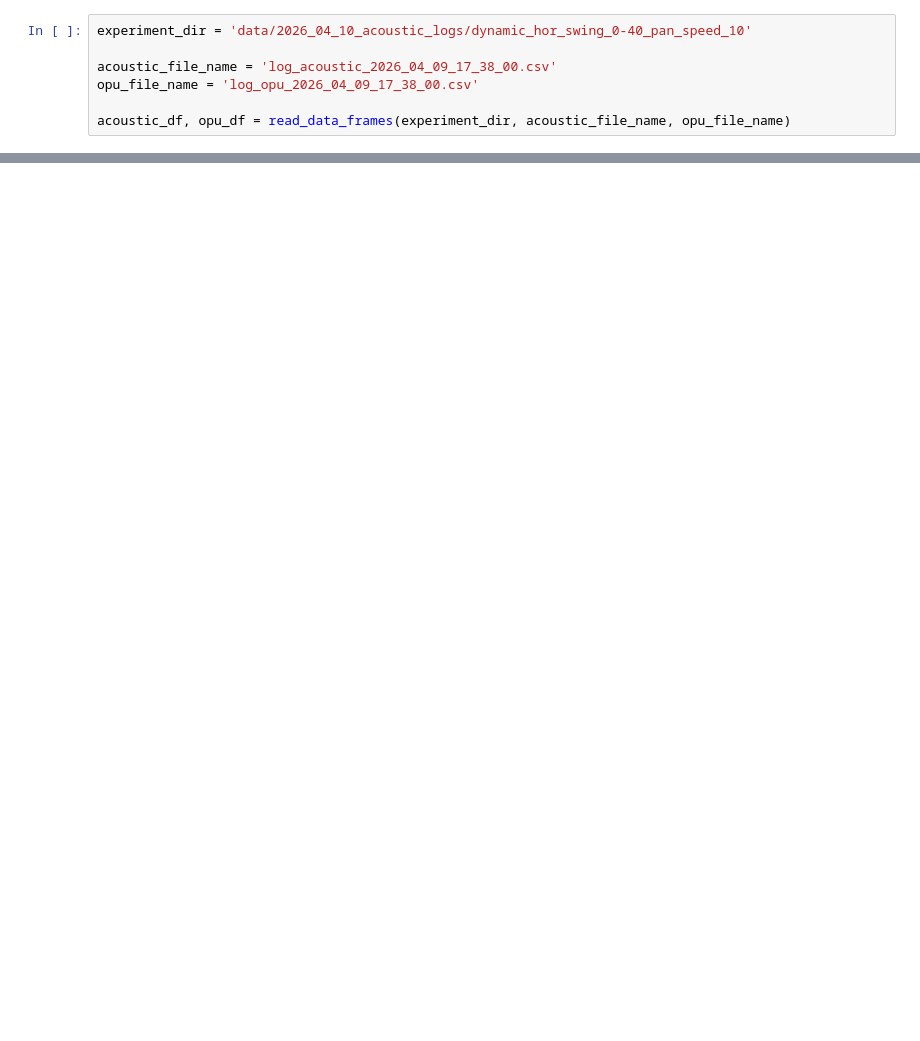
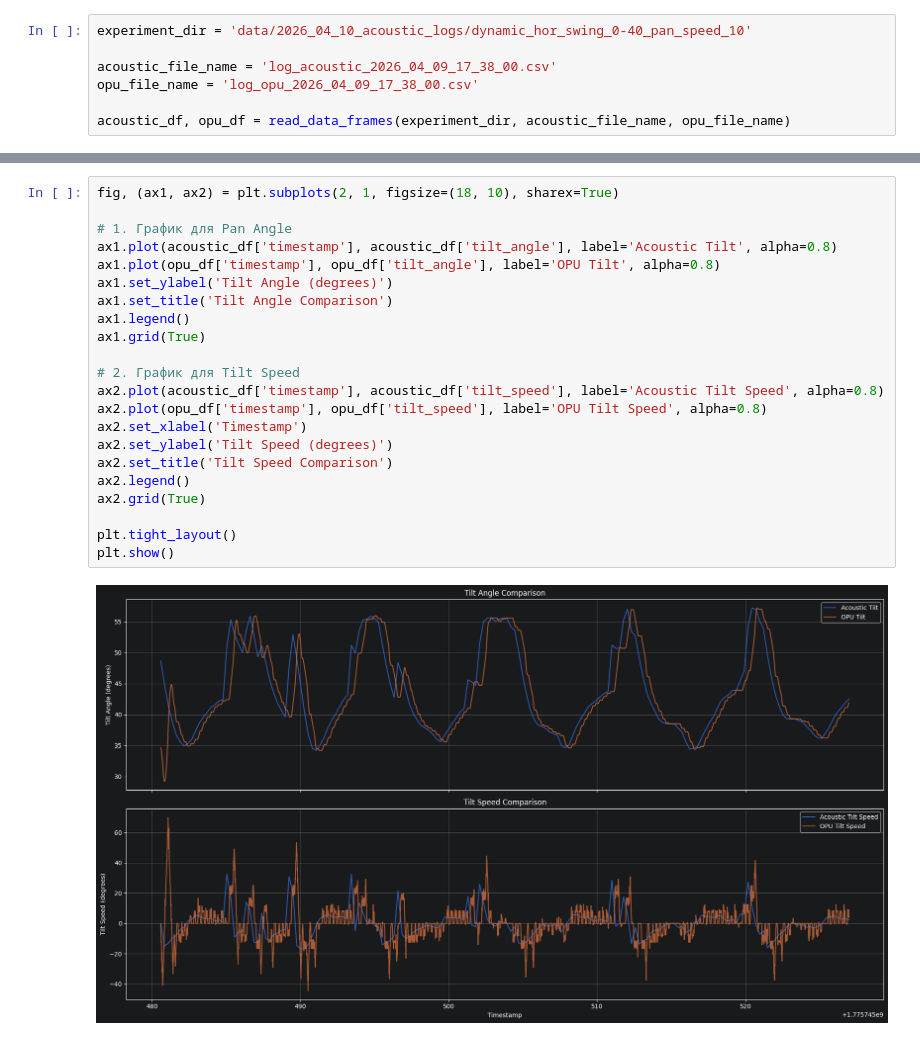
Before and after one commit to Smoren/research-jupyter, a Jupyter notebook: acoustic.ipynb, the cells around one changed output, grey strips where cells are left out. Cells and saved outputs as stored; diff of their text form; blank space fills up the shorter version.

```diff
--- a/acoustic.ipynb
+++ b/acoustic.ipynb
@@ -42,0 +83,24 @@ acoustic_df, opu_df = read_data_frames(experiment_dir, acoustic_file_name, opu_f
+# %%
+fig, (ax1, ax2) = plt.subplots(2, 1, figsize=(18, 10), sharex=True)
+
+# 1. График для Pan Angle
+ax1.plot(acoustic_df['timestamp'], acoustic_df['tilt_angle'], label='Acoustic Tilt', alpha=0.8)
+ax1.plot(opu_df['timestamp'], opu_df['tilt_angle'], label='OPU Tilt', alpha=0.8)
+ax1.set_ylabel('Tilt Angle (degrees)')
+ax1.set_title('Tilt Angle Comparison')
+ax1.legend()
+ax1.grid(True)
+
+# 2. График для Tilt Speed
+ax2.plot(acoustic_df['timestamp'], acoustic_df['tilt_speed'], label='Acoustic Tilt Speed', alpha=0.8)
+ax2.plot(opu_df['timestamp'], opu_df['tilt_speed'], label='OPU Tilt Speed', alpha=0.8)
+ax2.set_xlabel('Timestamp')
+ax2.set_ylabel('Tilt Speed (degrees)')
+ax2.set_title('Tilt Speed Comparison')
+ax2.legend()
+ax2.grid(True)
+
+plt.tight_layout()
+plt.show()
+# %% [output]
+[figure, added]
```
Also changed, not shown: parts of 3 cells of this notebook.
